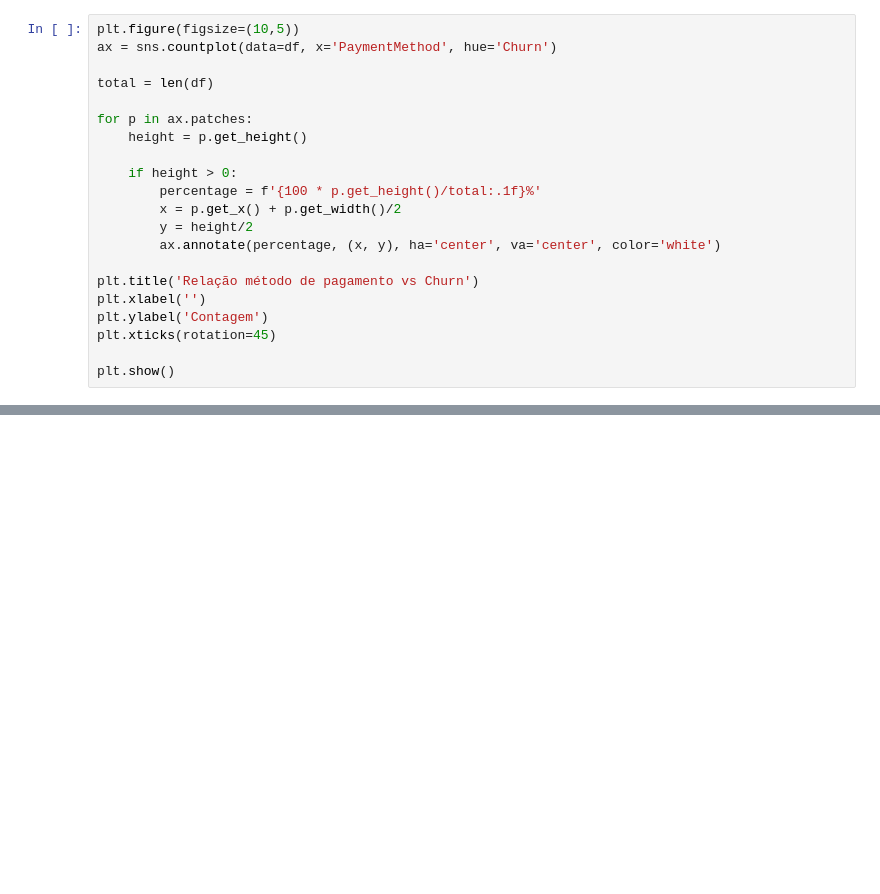
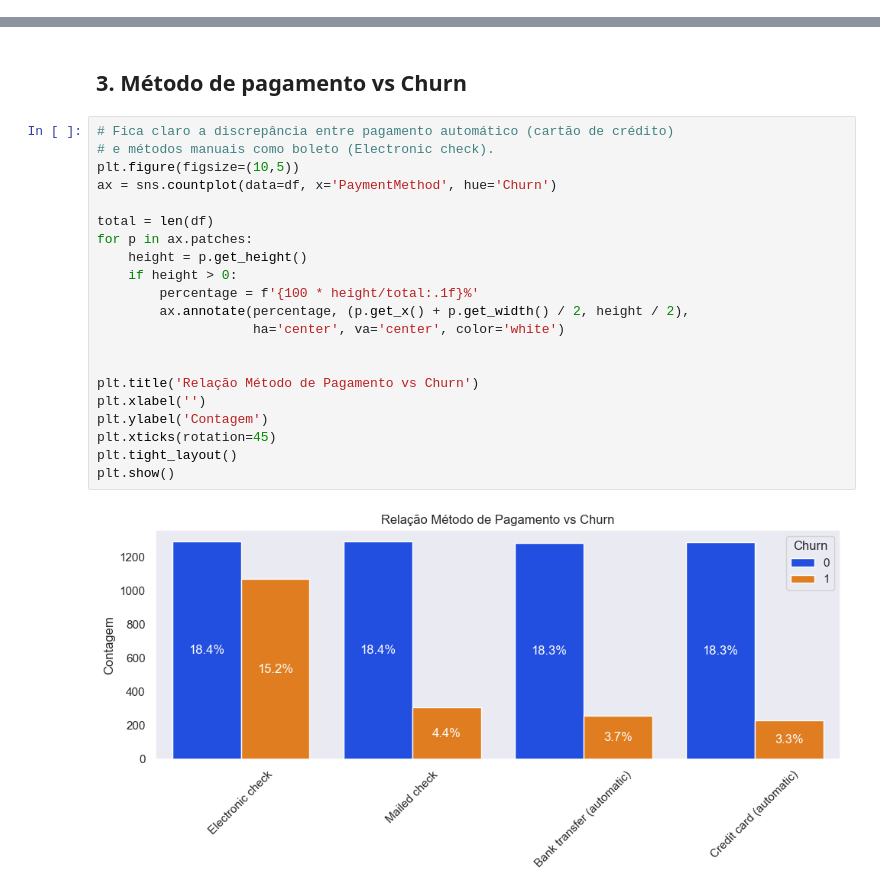
Before and after one commit to LuanESA/telco-churn, a Jupyter notebook: v4_analise_exploratoria.ipynb, the cells around one changed output, grey strips where cells are left out. Saved outputs shown, nothing was run; the diff lists cells and outputs as text; blank space fills up the shorter version.

```diff
--- a/v4_analise_exploratoria.ipynb
+++ b/v4_analise_exploratoria.ipynb
@@ -162,21 +0,0 @@ Utilizando o gráfico de churn por metodo de pagamento fica claro a discrepânci
-# %%
-plt.figure(figsize=(10,5))
-ax = sns.countplot(data=df, x='PaymentMethod', hue='Churn')
-
-total = len(df)
-
-for p in ax.patches:
-    height = p.get_height()
-
-    if height > 0:
-        percentage = f'{100 * p.get_height()/total:.1f}%'
-        x = p.get_x() + p.get_width()/2
-        y = height/2
-        ax.annotate(percentage, (x, y), ha='center', va='center', color='white')
-
-plt.title('Relação método de pagamento vs Churn')
-plt.xlabel('')
-plt.ylabel('Contagem')
-plt.xticks(rotation=45)
-
-plt.show()
@@ -574,0 +124,25 @@ plt.show()
+# %% [markdown]
+## 3. Método de pagamento vs Churn
+# %%
+# Fica claro a discrepância entre pagamento automático (cartão de crédito)
+# e métodos manuais como boleto (Electronic check).
+plt.figure(figsize=(10,5))
+ax = sns.countplot(data=df, x='PaymentMethod', hue='Churn')
+
+total = len(df)
+for p in ax.patches:
+    height = p.get_height()
+    if height > 0:
+        percentage = f'{100 * height/total:.1f}%'
+        ax.annotate(percentage, (p.get_x() + p.get_width() / 2, height / 2),
+                    ha='center', va='center', color='white')
+
+
+plt.title('Relação Método de Pagamento vs Churn')
+plt.xlabel('')
+plt.ylabel('Contagem')
+plt.xticks(rotation=45)
+plt.tight_layout()
+plt.show()
+# %% [output]
+[figure, added]
```
Also changed, not shown: parts of 124 cells of this notebook, 3 other files.
